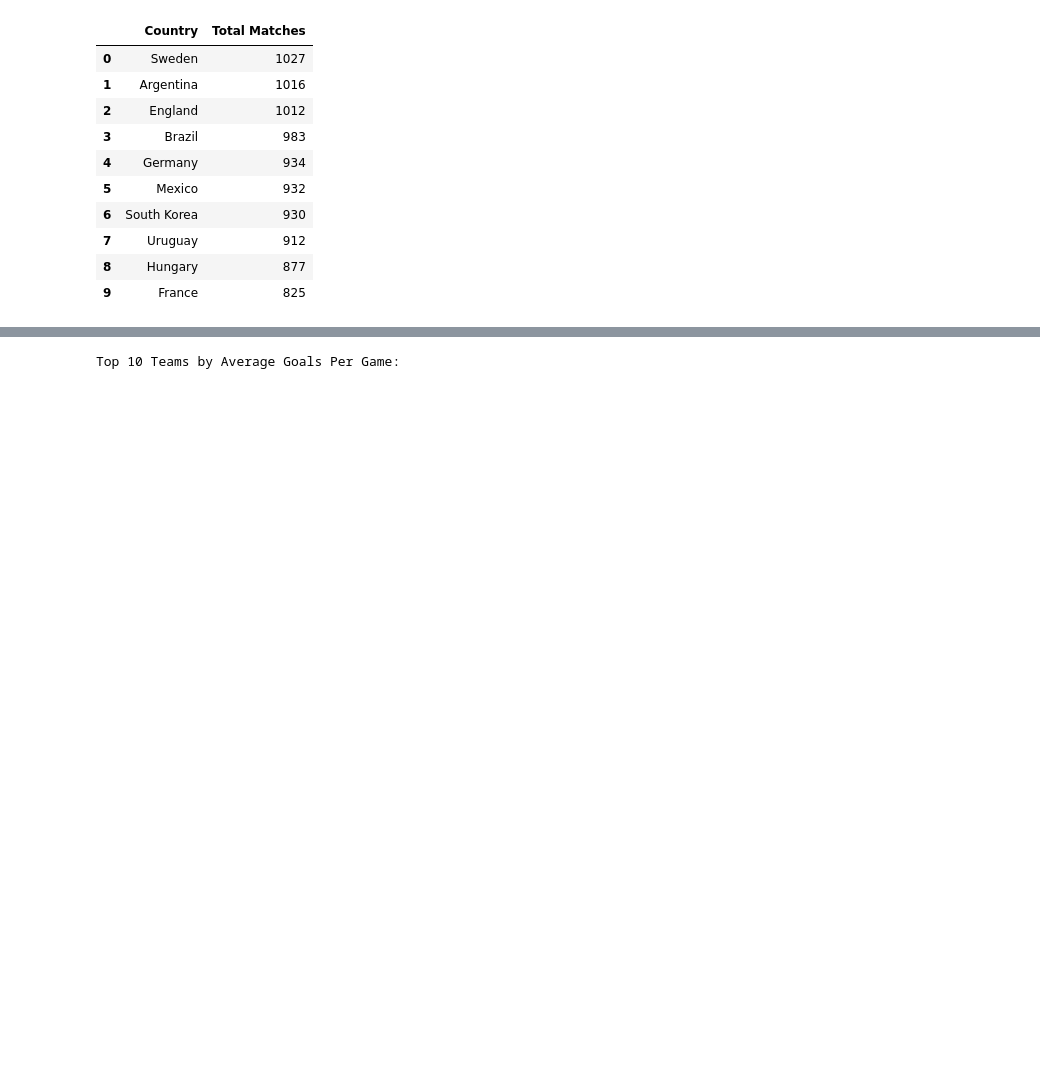
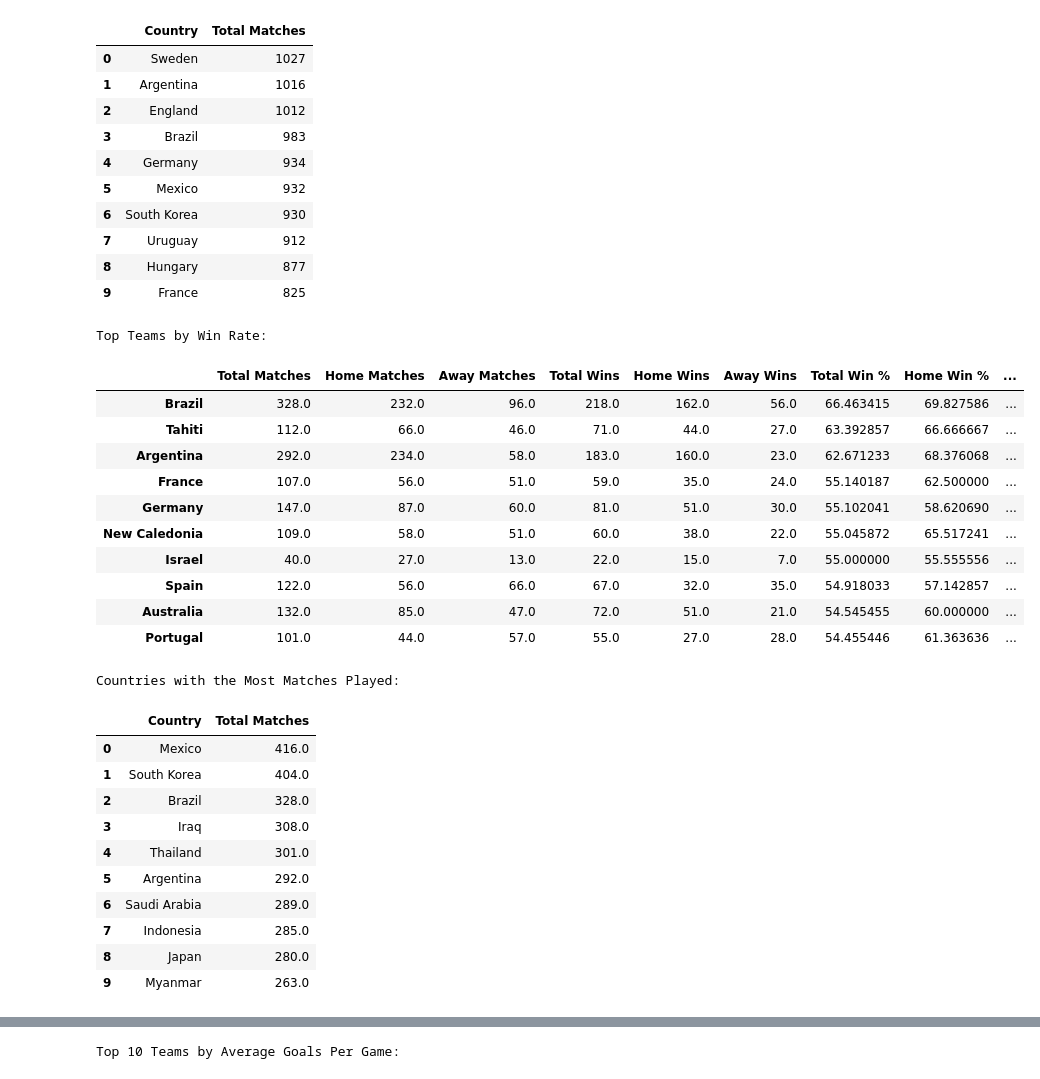
Before and after one commit to NiklasSeitherDHBW/Fussballergebnisse, a Jupyter notebook: Kontinente_Länder_Carlo.ipynb, the cells around one changed output, grey strips where cells are left out. Cells and saved outputs as stored; diff of their text form; code cells hidden in the pictures; blank space fills up the shorter version.

Commit message:
Unterscheidung neutral not neutral

```diff
--- a/Kontinente_Länder_Carlo.ipynb
+++ b/Kontinente_Länder_Carlo.ipynb
@@ -272,0 +277,2 @@ df_shootouts_distinct_continents = df_shootouts[df_shootouts["home_continent"] !
+# %%
+df_results_neutral_countries = df_results[df_results["neutral"] == True]
@@ -343,3 +351,72 @@ Countries with the Most Matches Played:
 | 7 | Uruguay | 912 |
 | 8 | Hungary | 877 |
 | 9 | France | 825 |
+# %%
+
+
+# Count home and away matches for each team
+total_matches_home = df_results_neutral_countries['home_team'].value_counts()
+total_matches_away = df_results_neutral_countries['away_team'].value_counts()
+
+# Count total matches by adding home and away matches for each team
+total_matches = total_matches_home.add(total_matches_away, fill_value=0).sort_values(ascending=False)
+
+# Count home and away wins for each team
+home_wins = df_results_neutral_countries[df_results_neutral_countries['home_score'] > df_results_neutral_countries['away_score']]['home_team'].value_counts()
+away_wins = df_results_neutral_countries[df_results_neutral_countries['away_score'] > df_results_neutral_countries['home_score']]['away_team'].value_counts()
+
+# Count total wins by adding home and away wins for each team
+total_wins = home_wins.add(away_wins, fill_value=0).sort_values(ascending=False)
+
+# Calculate win percentages for home, away, and total matches
+home_win_percentages = (home_wins / total_matches_home * 100).sort_values(ascending=False)
+away_win_percentages = (away_wins / total_matches_away * 100).sort_values(ascending=False)
+total_win_percentages = (total_wins / total_matches * 100).sort_values(ascending=False)
+
+# Combine the results into a single DataFrame for easier comparison
+results = pd.DataFrame({
+    'Total Matches': total_matches,
+    'Home Matches': total_matches_home,
+    'Away Matches': total_matches_away,
+    'Total Wins': total_wins,
+    'Home Wins': home_wins,
+    'Away Wins': away_wins,
+    'Total Win %': total_win_percentages,
+    'Home Win %': home_win_percentages,
+    'Away Win %': away_win_percentages
+}).fillna(0).sort_values(by='Total Win %', ascending=False)
+
+# Display the top 10 teams ordered by total win rate
+top_teams_by_win_rate = results.head(10)
+print("Top Teams by Win Rate:")
+display(top_teams_by_win_rate)
+
+# Create a DataFrame for countries with the most matches played, ordered descending by total matches
+most_matches_df = results.sort_values(by='Total Matches', ascending=False).reset_index().rename(columns={'index': 'Country'}).head(10)
+print("Countries with the Most Matches Played:")
+display(most_matches_df[['Country', 'Total Matches']])
+# %% [output]
+Top Teams by Win Rate:
+|  | Total Matches | Home Matches | Away Matches | Total Wins | Home Wins | Away Wins | Total Win % | Home Win % | ... |
+| Brazil | 328.0 | 232.0 | 96.0 | 218.0 | 162.0 | 56.0 | 66.463415 | 69.827586 | ... |
+| Tahiti | 112.0 | 66.0 | 46.0 | 71.0 | 44.0 | 27.0 | 63.392857 | 66.666667 | ... |
+| Argentina | 292.0 | 234.0 | 58.0 | 183.0 | 160.0 | 23.0 | 62.671233 | 68.376068 | ... |
+| France | 107.0 | 56.0 | 51.0 | 59.0 | 35.0 | 24.0 | 55.140187 | 62.500000 | ... |
+| Germany | 147.0 | 87.0 | 60.0 | 81.0 | 51.0 | 30.0 | 55.102041 | 58.620690 | ... |
+| New Caledonia | 109.0 | 58.0 | 51.0 | 60.0 | 38.0 | 22.0 | 55.045872 | 65.517241 | ... |
+| Israel | 40.0 | 27.0 | 13.0 | 22.0 | 15.0 | 7.0 | 55.000000 | 55.555556 | ... |
+| Spain | 122.0 | 56.0 | 66.0 | 67.0 | 32.0 | 35.0 | 54.918033 | 57.142857 | ... |
+| Australia | 132.0 | 85.0 | 47.0 | 72.0 | 51.0 | 21.0 | 54.545455 | 60.000000 | ... |
+| Portugal | 101.0 | 44.0 | 57.0 | 55.0 | 27.0 | 28.0 | 54.455446 | 61.363636 | ... |
+Countries with the Most Matches Played:
+|  | Country | Total Matches |
+| 0 | Mexico | 416.0 |
+| 1 | South Korea | 404.0 |
+| 2 | Brazil | 328.0 |
+| 3 | Iraq | 308.0 |
+| 4 | Thailand | 301.0 |
+| 5 | Argentina | 292.0 |
+| 6 | Saudi Arabia | 289.0 |
+| 7 | Indonesia | 285.0 |
+| 8 | Japan | 280.0 |
+| 9 | Myanmar | 263.0 |
```
Also changed, not shown: parts of 10 cells of this notebook.
